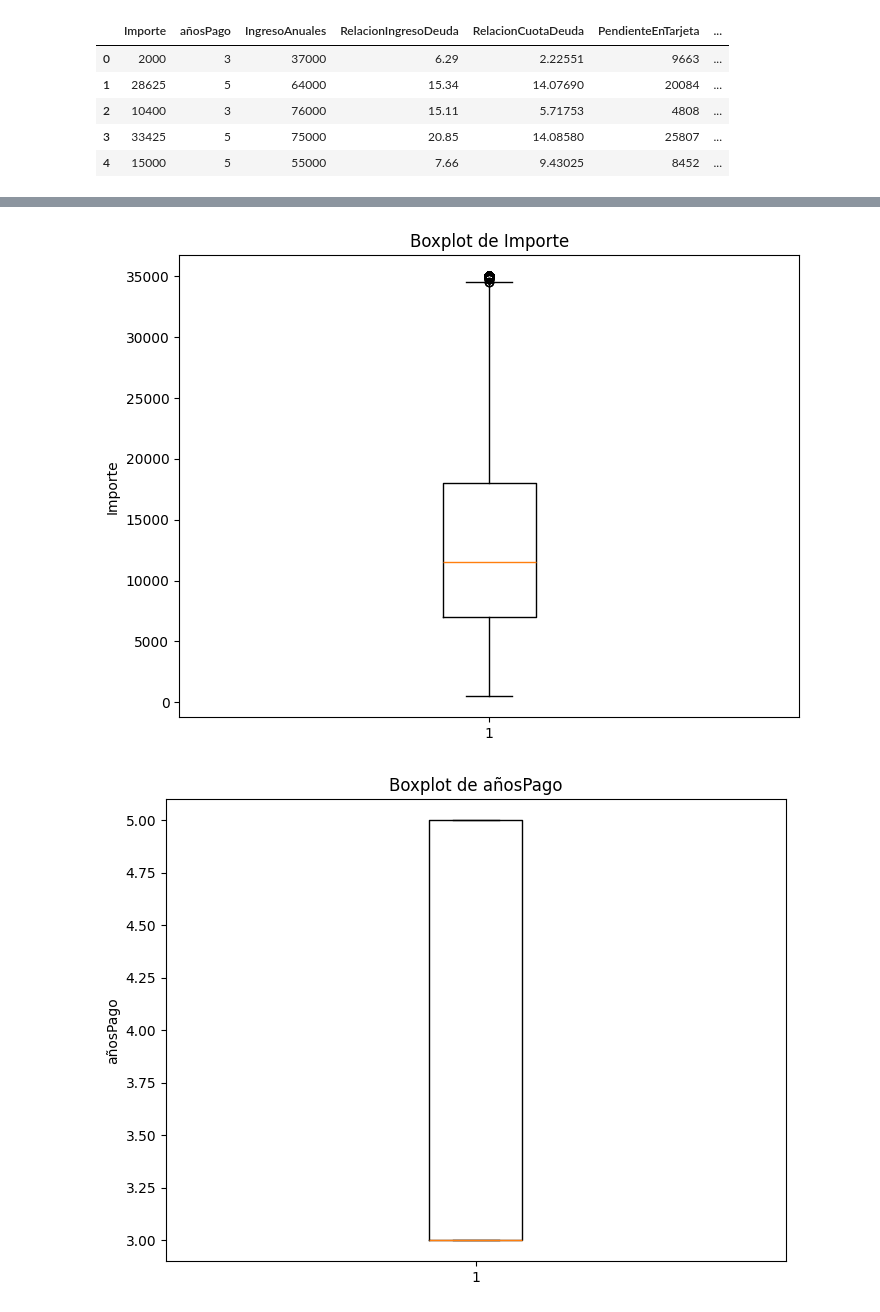
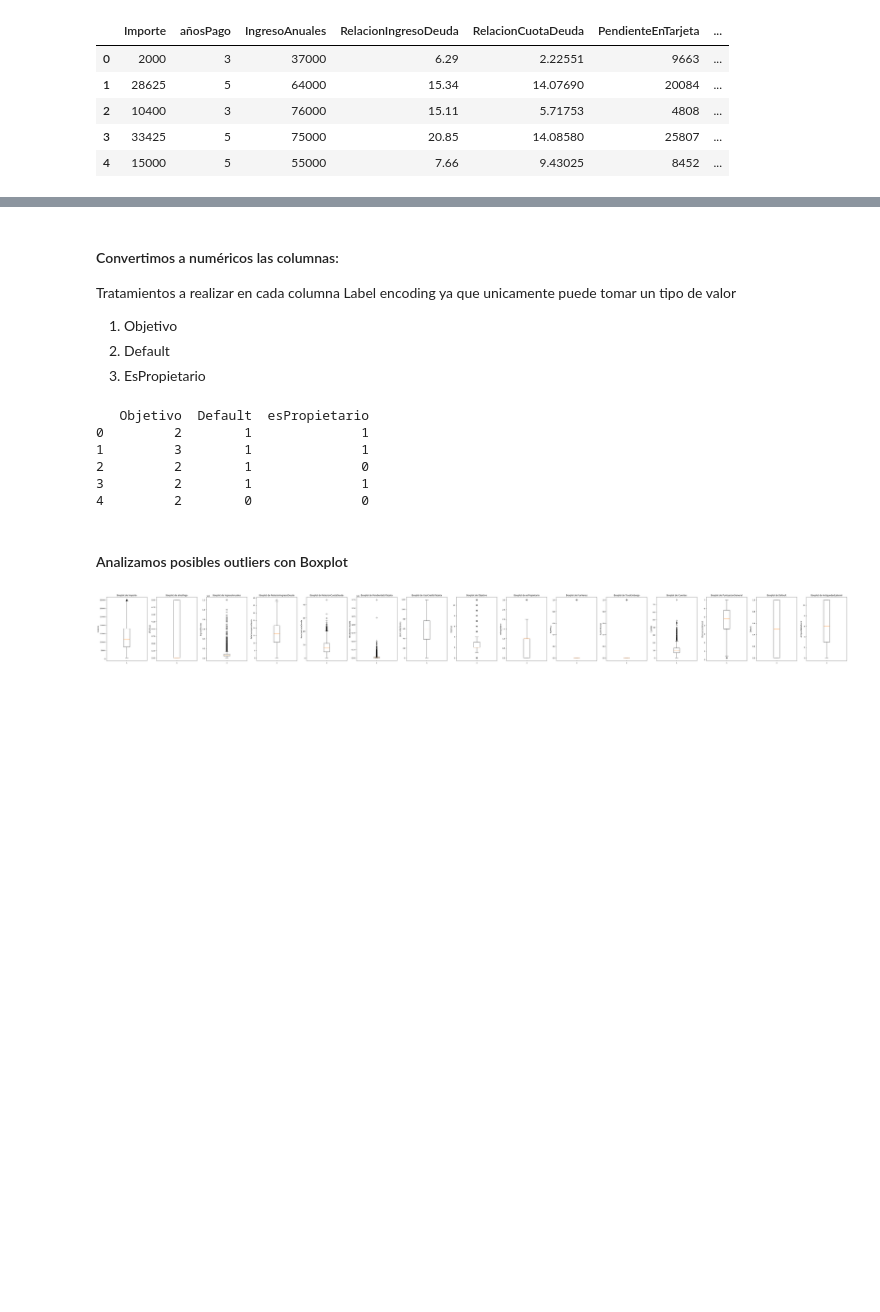
Before and after one commit to Alejo55/TALESTEMA, a Jupyter notebook: pruebas.ipynb, the cells around one changed output, grey strips where cells are left out. Cells and saved outputs as stored; diff of their text form; code cells hidden in the pictures; blank space fills up the shorter version.

Commit message:
Mejoras en preprocesamiento
Agrego comentarios, elimino categorias de columnas, agrego mascara en IQR y matriz de correlación

```diff
--- a/pruebas.ipynb
+++ b/pruebas.ipynb
@@ -56,11 +82,56 @@ dtype: float64
+# %% [markdown]
+#### Convertimos a numéricos las columnas:
+Tratamientos a realizar en cada columna Label encoding ya que unicamente puede tomar un tipo de valor
+1. Objetivo
+2. Default
+3. EsPropietario
+# %%
+import pandas as pd
+from sklearn.preprocessing import LabelEncoder
+
+
+# Inicializamos los codificadores
+label_encoder_objetivo = LabelEncoder()
+label_encoder_default = LabelEncoder()
+label_encoder_propietario = LabelEncoder()
+
+# Codificamos y actualizamos la columna 'Objetivo'
+df['Objetivo'] = label_encoder_objetivo.fit_transform(df['Objetivo'])
+
+# Codificamos y actualizamos la columna 'default'
+df['Default'] = label_encoder_default.fit_transform(df['Default'])
+
+# Codificamos y actualizamos la columna 'esPropietario'
+df['esPropietario'] = label_encoder_propietario.fit_transform(df['esPropietario'])
+
+print(df[['Objetivo', 'Default', 'esPropietario']].head())
+# %% [output]
+   Objetivo  Default  esPropietario
+0         2        1              1
+1         3        1              1
+2         2        1              0
+3         2        1              1
+4         2        0              0
+# %% [markdown]
+#### Analizamos posibles outliers con Boxplot
 # %%
+#Obtenemos únicamente las columnas que sean del tipo numéricas
 numeric_columns = df.select_dtypes(include=np.number).columns
-for column in numeric_columns:
-    plt.figure(figsize=(8, 6))
+
+# Número de columnas numéricas
+n = len(numeric_columns)
+
+# Ajustar el tamaño
+plt.figure(figsize=(4 * n, 6))
+
+
+for i, column in enumerate(numeric_columns):
+    plt.subplot(1, n, i + 1)
     plt.boxplot(df[column].dropna())  # Evitar NaN en el boxplot
     plt.title(f'Boxplot de {column}')
     plt.ylabel(column)
-    plt.show()
+
+plt.tight_layout()
+plt.show()
 # %% [output]
-[figure, old version]
+[figure, new version]
-[figure, removed]
```
Also changed, not shown: parts of 19 cells of this notebook.
